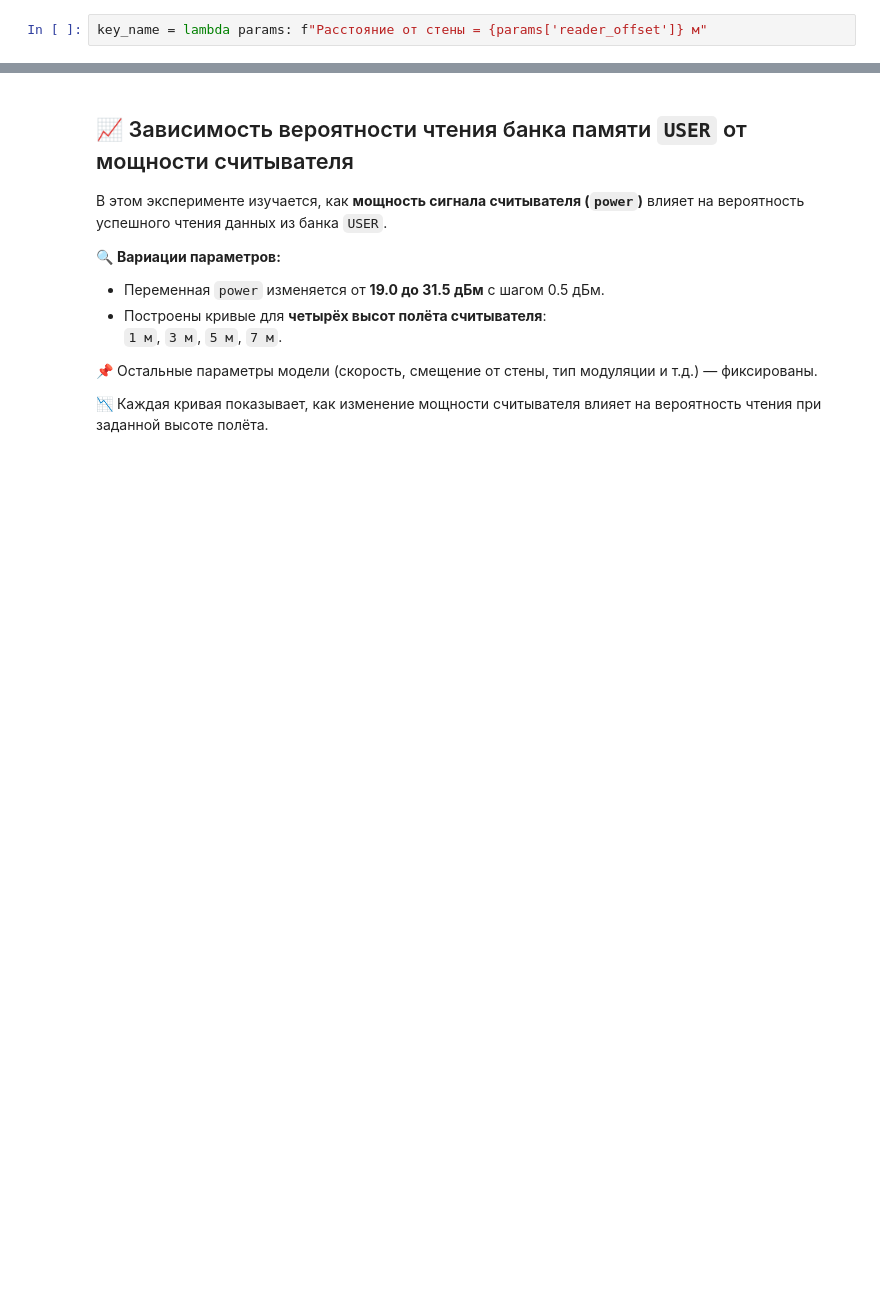
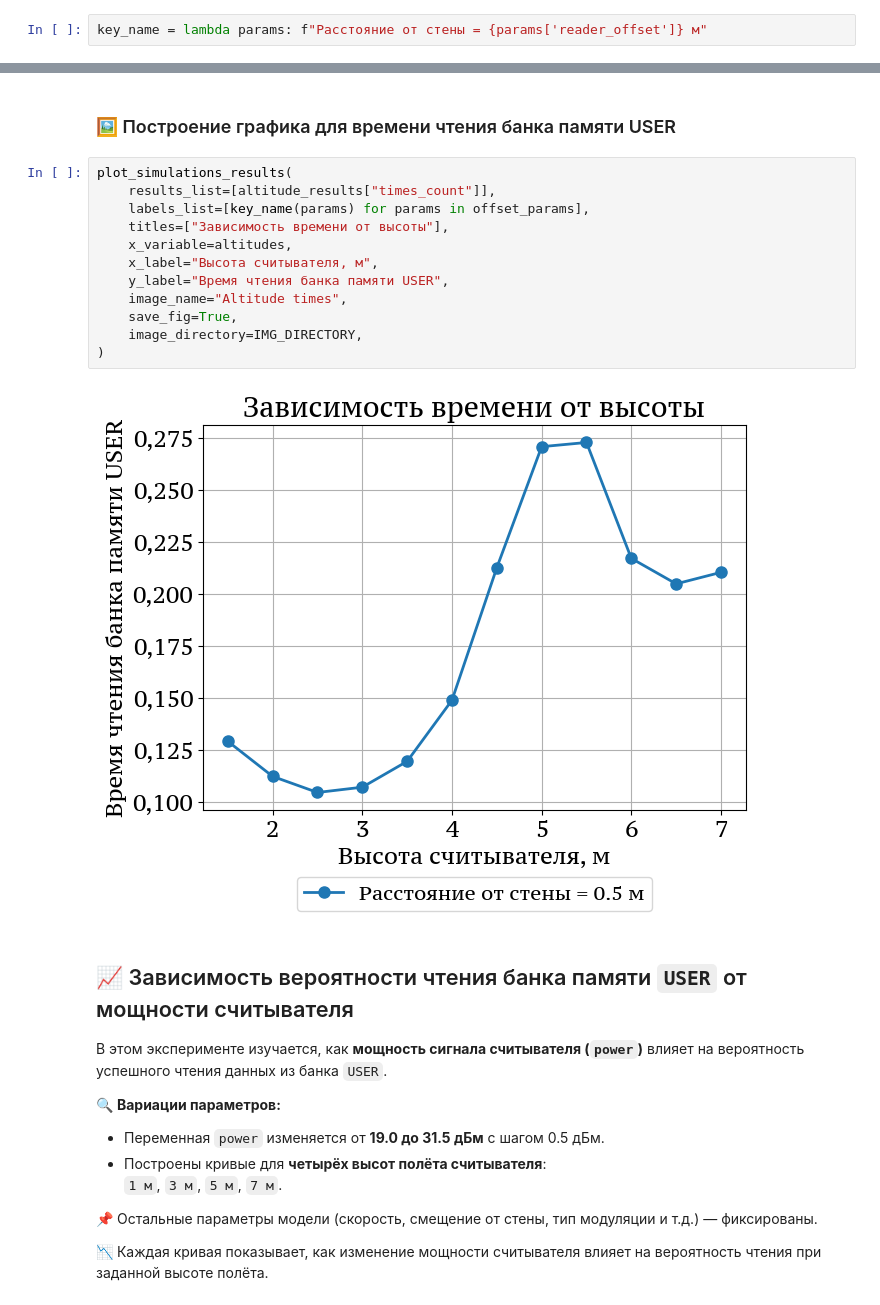
Before and after one commit to VilmenAbramian/simulation, a Jupyter notebook: pysim/experiments/notebooks/rfid_single_tag.ipynb, the cells around one changed output, grey strips where cells are left out. Cells and saved outputs as stored; diff of their text form; blank space fills up the shorter version.

```diff
--- a/pysim/experiments/notebooks/rfid_single_tag.ipynb
+++ b/pysim/experiments/notebooks/rfid_single_tag.ipynb
@@ -265,3 +294,19 @@ plot_simulations_results(
+# %% [markdown]
+### 🖼️ Построение графика для времени чтения банка памяти USER
+# %%
+plot_simulations_results(
+    results_list=[altitude_results["times_count"]],
+    labels_list=[key_name(params) for params in offset_params],
+    titles=["Зависимость времени от высоты"],
+    x_variable=altitudes,
+    x_label="Высота считывателя, м",
+    y_label="Время чтения банка памяти USER",
+    image_name="Altitude times",
+    save_fig=True,
+    image_directory=IMG_DIRECTORY,
+)
+# %% [output]
+[figure, added]
 # %% [markdown]
 ## 📈 Зависимость вероятности чтения банка памяти `USER` от мощности считывателя
 
```
Also changed, not shown: parts of 22 cells of this notebook, 40 other files.
